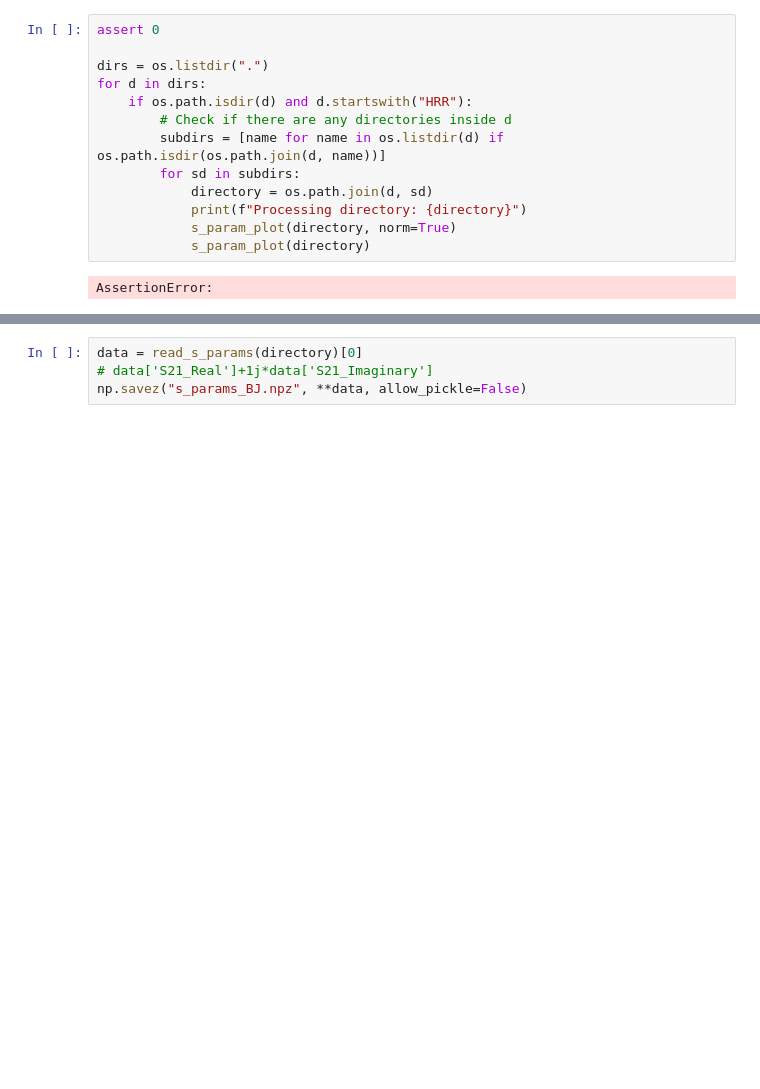
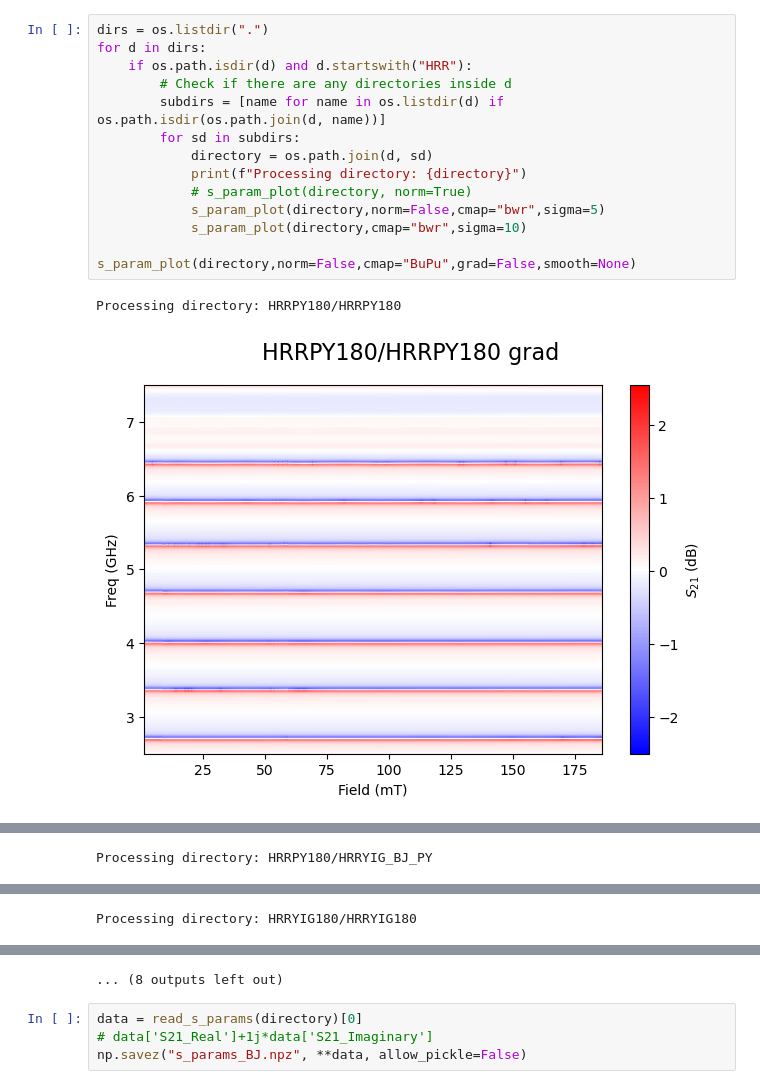
Before and after one commit to FazinHan/cavityCoupling, a Jupyter notebook: experimental data/read_data.ipynb, the cells around one changed output, grey strips where cells are left out. Saved outputs shown, nothing was run; the diff lists cells and outputs as text; blank space fills up the shorter version.

```diff
--- a/experimental data/read_data.ipynb
+++ b/experimental data/read_data.ipynb
@@ -89,15 +84,16 @@ s_param_plot(norm=True,log=True)
 # %%
-assert 0
-
 dirs = os.listdir(".")
 for d in dirs:
     if os.path.isdir(d) and d.startswith("HRR"):
         # Check if there are any directories inside d
         subdirs = [name for name in os.listdir(d) if os.path.isdir(os.path.join(d, name))]
         for sd in subdirs:
             directory = os.path.join(d, sd)
             print(f"Processing directory: {directory}")
-            s_param_plot(directory, norm=True)
-            s_param_plot(directory)
+            # s_param_plot(directory, norm=True)
+            s_param_plot(directory,norm=False,cmap="bwr",sigma=5)
+            s_param_plot(directory,cmap="bwr",sigma=10)
+            s_param_plot(directory,norm=False,cmap="BuPu",grad=False,smooth=None)
 # %% [output]
-AssertionError:
+Processing directory: HRRPY180/HRRPY180
+[figure, added]
@@ -103,0 +102 @@ AssertionError:
+Processing directory: HRRPY180/HRRYIG_BJ_PY
@@ -103,0 +106 @@ AssertionError:
+Processing directory: HRRYIG180/HRRYIG180
@@ -104,3 +110,4 @@ AssertionError:
+... (8 outputs left out)
 # %%
 data = read_s_params(directory)[0]
 # data['S21_Real']+1j*data['S21_Imaginary']
```
Also changed, not shown: parts of 10 cells of this notebook, 29 other files.
